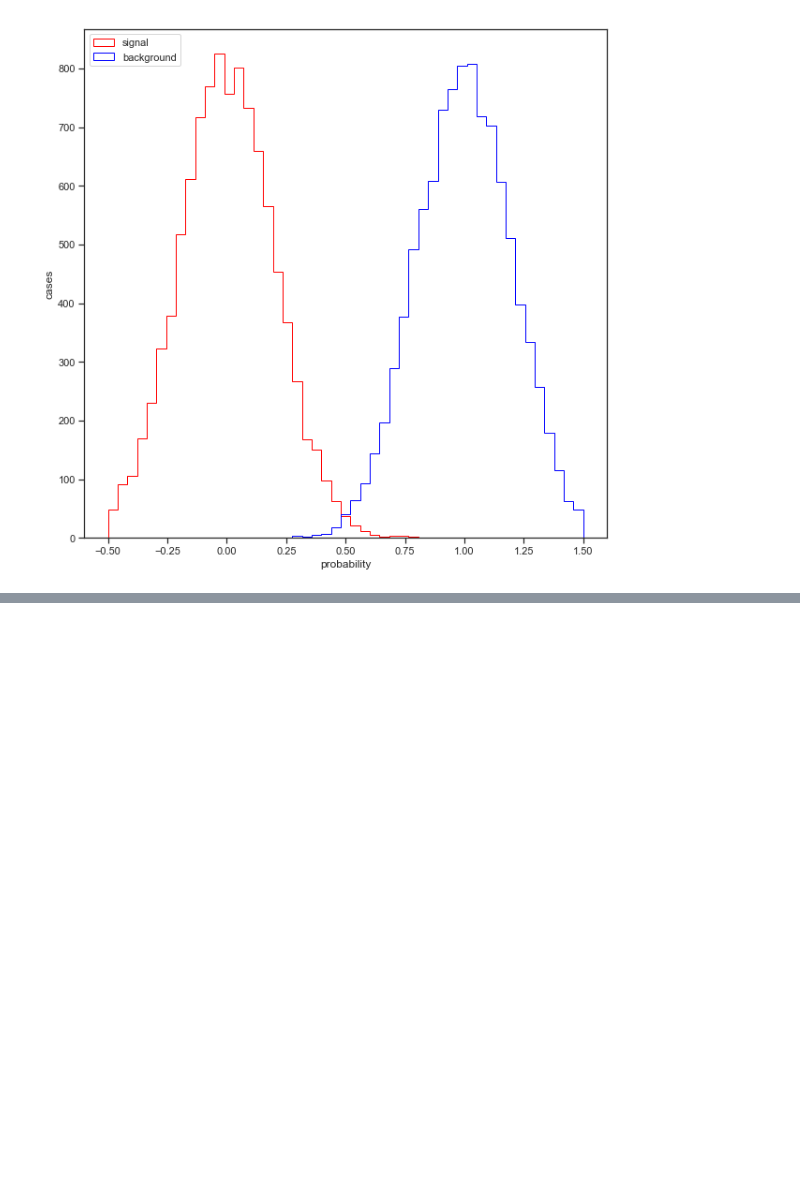
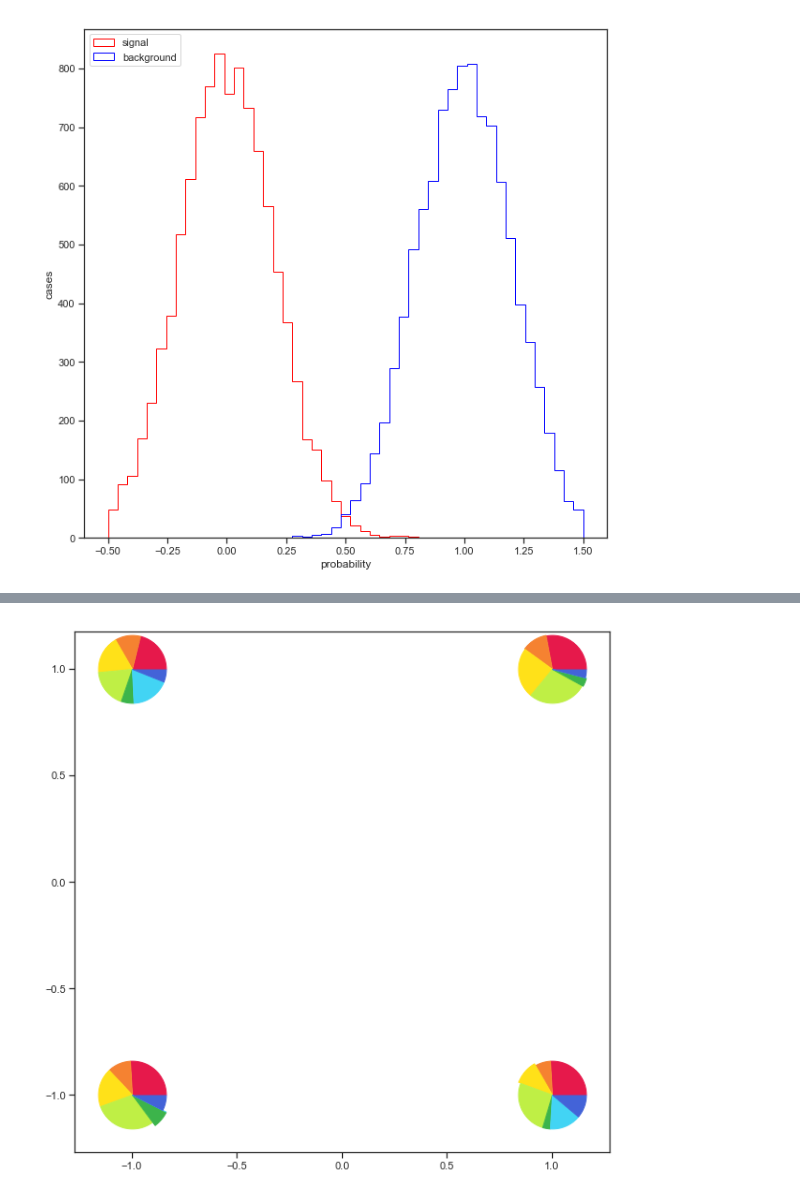
Before and after one commit to wdbm/psychedelic, a Jupyter notebook: examples.ipynb, the cells around one changed output, grey strips where cells are left out. Saved outputs shown, nothing was run; the diff lists cells and outputs as text; code cells hidden in the pictures; blank space fills up the shorter version.

```diff
--- a/examples.ipynb
+++ b/examples.ipynb
@@ -30,0 +50,21 @@ plot_separation(np.random.normal(0, 0.2, 10000), np.random.normal(1, 0.2, 10000)
+# %%
+df = pd.DataFrame(
+         [
+             [7, 3, 6, 7, 1, 0, 1,  1,  1],
+             [7, 4, 6, 6, 2, 6, 2, -1,  1],
+             [7, 3, 5, 8, 2, 0, 2, -1, -1],
+             [7, 2, 3, 7, 1, 4, 3,  1, -1]
+         ],
+         columns = [
+             'feature1',
+             'feature2',
+             'feature3',
+             'feature4',
+             'feature5',
+             'feature6',
+             'feature7',
+             'pos_x',
+             'pos_y'
+         ]
+    )
+df
@@ -30,0 +77,8 @@ plot_separation(np.random.normal(0, 0.2, 10000), np.random.normal(1, 0.2, 10000)
+# %%
+fig = plt.figure(figsize=(10, 10))
+ax = plt.subplot(111)
+for row in df.values.tolist():
+    draw_pie(ax, row[:-2], row[-2:][0], row[-2:][1], size=5000)
+plt.show();
+# %% [output]
+[figure, added]
```
Also changed, not shown: parts of 6 cells of this notebook, 3 other files.
